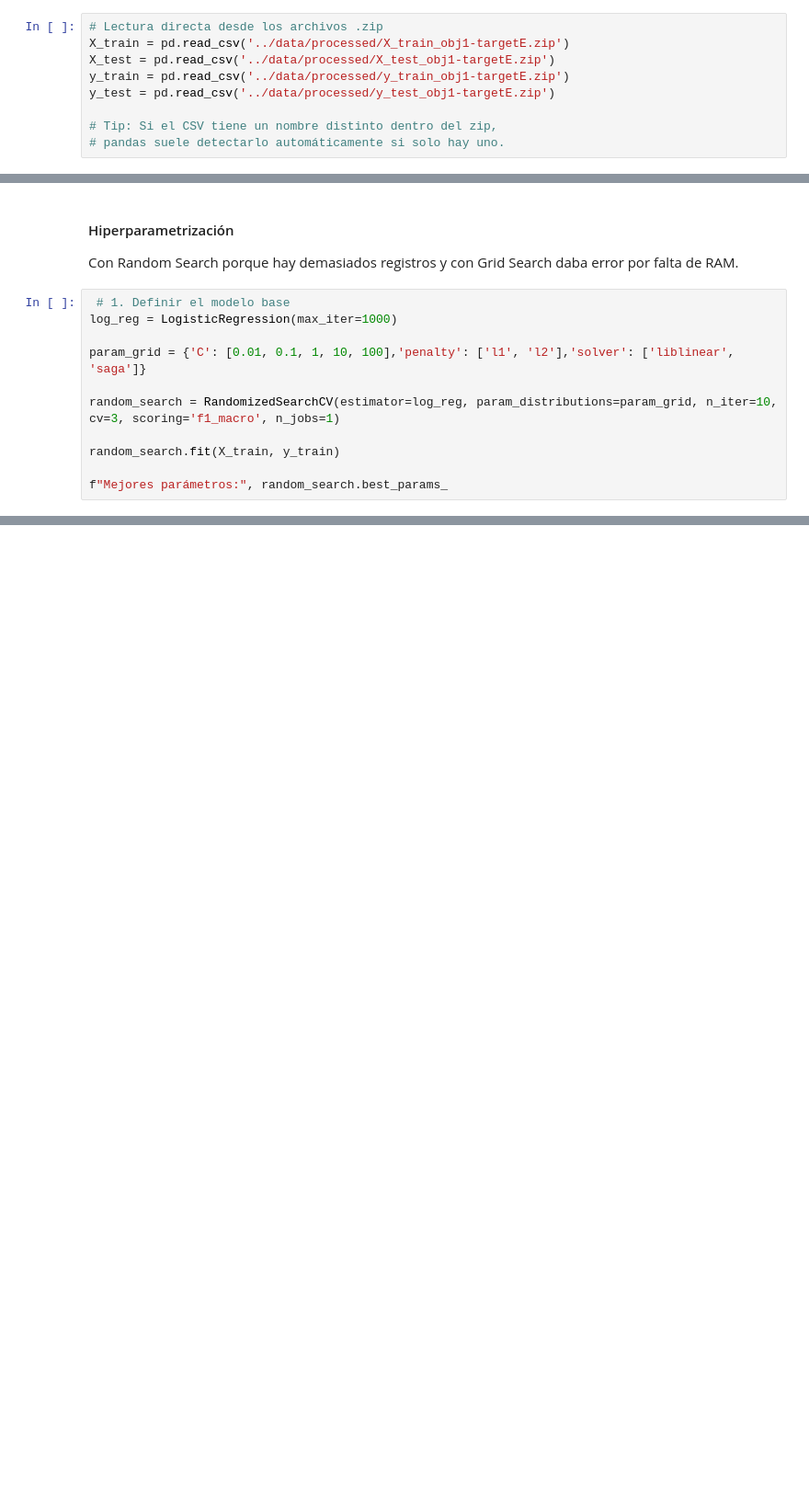
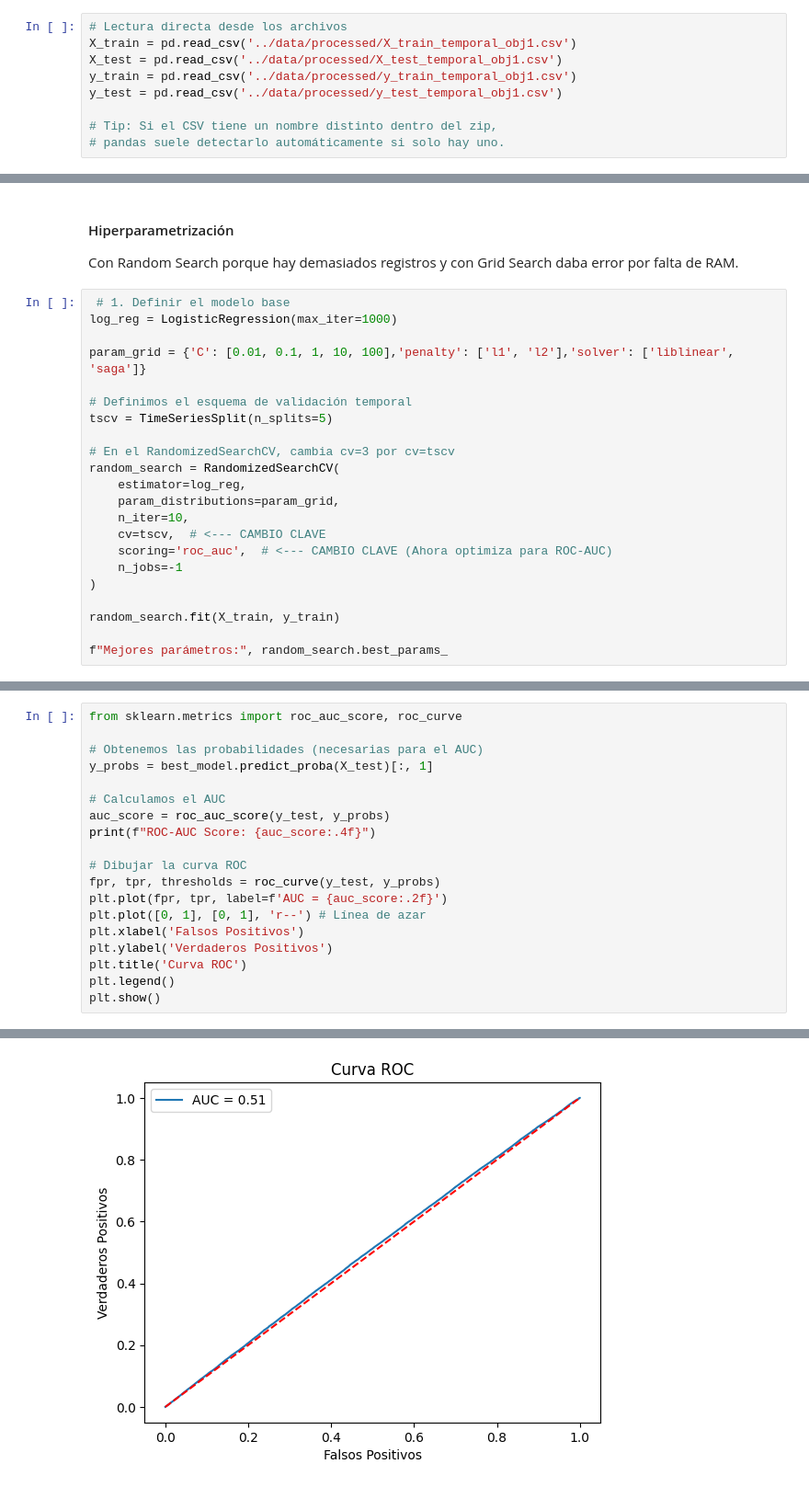
Before and after one commit to 4GeeksAcademy/sp-ml-20-final-project-g3, a Jupyter notebook: src/mod.regr-logist-obj1-saray.ipynb, the cells around one changed output, grey strips where cells are left out. Shown at 92% size. Saved outputs shown, nothing was run; the diff lists cells and outputs as text; blank space fills up the shorter version.

Commit message:
Logistic regression model completed, not a good result

```diff
--- a/src/mod.regr-logist-obj1-saray.ipynb
+++ b/src/mod.regr-logist-obj1-saray.ipynb
@@ -26,11 +25,11 @@ import warnings
 import zipfile
 import os
 # %%
-# Lectura directa desde los archivos .zip
-X_train = pd.read_csv('../data/processed/X_train_obj1-targetE.zip')
-X_test = pd.read_csv('../data/processed/X_test_obj1-targetE.zip')
-y_train = pd.read_csv('../data/processed/y_train_obj1-targetE.zip')
-y_test = pd.read_csv('../data/processed/y_test_obj1-targetE.zip')
+# Lectura directa desde los archivos
+X_train = pd.read_csv('../data/processed/X_train_temporal_obj1.csv')
+X_test = pd.read_csv('../data/processed/X_test_temporal_obj1.csv')
+y_train = pd.read_csv('../data/processed/y_train_temporal_obj1.csv')
+y_test = pd.read_csv('../data/processed/y_test_temporal_obj1.csv')
 
 # Tip: Si el CSV tiene un nombre distinto dentro del zip,
 # pandas suele detectarlo automáticamente si solo hay uno.
@@ -136,7 +135,18 @@ log_reg = LogisticRegression(max_iter=1000)
 
 param_grid = {'C': [0.01, 0.1, 1, 10, 100],'penalty': ['l1', 'l2'],'solver': ['liblinear', 'saga']}
 
-random_search = RandomizedSearchCV(estimator=log_reg, param_distributions=param_grid, n_iter=10, cv=3, scoring='f1_macro', n_jobs=1)
+# Definimos el esquema de validación temporal
+tscv = TimeSeriesSplit(n_splits=5)
+
+# En el RandomizedSearchCV, cambia cv=3 por cv=tscv
+random_search = RandomizedSearchCV(
+    estimator=log_reg,
+    param_distributions=param_grid,
+    n_iter=10,
+    cv=tscv,  # <--- CAMBIO CLAVE
+    scoring='roc_auc',  # <--- CAMBIO CLAVE (Ahora optimiza para ROC-AUC)
+    n_jobs=-1
+)
 
 random_search.fit(X_train, y_train)
 
@@ -213,0 +183,20 @@ Columnas tras el filtro: 19
+# %%
+from sklearn.metrics import roc_auc_score, roc_curve
+
+# Obtenemos las probabilidades (necesarias para el AUC)
+y_probs = best_model.predict_proba(X_test)[:, 1]
+
+# Calculamos el AUC
+auc_score = roc_auc_score(y_test, y_probs)
+print(f"ROC-AUC Score: {auc_score:.4f}")
+
+# Dibujar la curva ROC
+fpr, tpr, thresholds = roc_curve(y_test, y_probs)
+plt.plot(fpr, tpr, label=f'AUC = {auc_score:.2f}')
+plt.plot([0, 1], [0, 1], 'r--') # Línea de azar
+plt.xlabel('Falsos Positivos')
+plt.ylabel('Verdaderos Positivos')
+plt.title('Curva ROC')
+plt.legend()
+plt.show()
+# %% [output]
@@ -214,2 +204,3 @@ Columnas tras el filtro: 19
+[figure, added]
 # %% [markdown]
 ## Conclusión:
```
Also changed, not shown: parts of 17 cells of this notebook.
